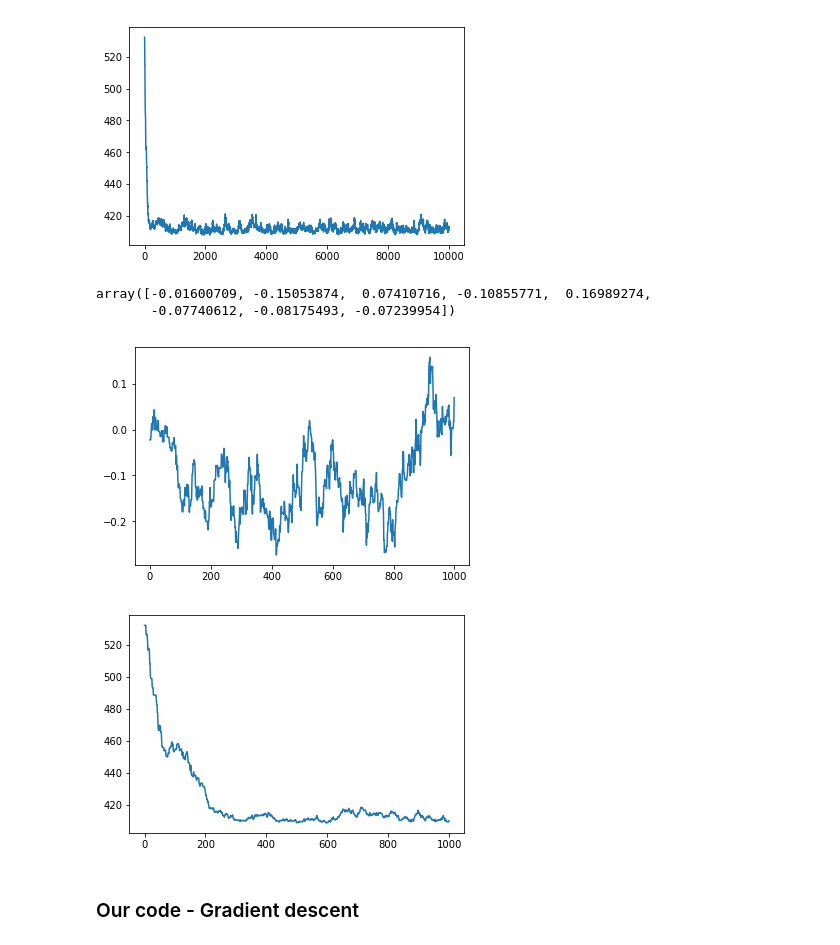
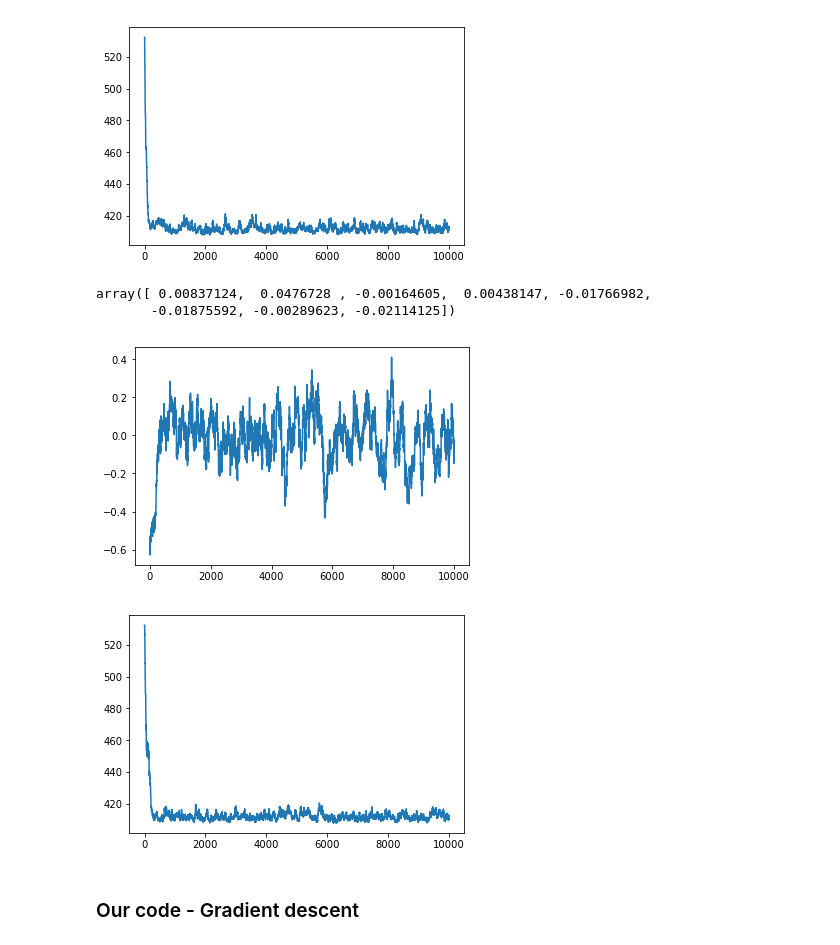
Before and after one commit to gldmt-duke/CokerAmitaiSGHMC, a Jupyter notebook: logistic_regression/logistic_regression_compare.ipynb, the cells around one changed output. Drawn from its saved outputs; the diff is of its cells as text; code cells hidden in the pictures.

```diff
--- a/logistic_regression/logistic_regression_compare.ipynb
+++ b/logistic_regression/logistic_regression_compare.ipynb
@@ -81,7 +81,7 @@ def logistic(x):
     return 1/(1+np.exp(-x))
 
 def U(theta, Y, X):
-    return - (Y.T @ X @ theta - np.sum(np.log(1+np.exp(X @ theta))))
+    return - (Y.T @ X @ theta - np.sum(np.log(1+np.exp(X @ theta))) - 0.5 * phi * np.sum(theta**2))
 
 def gradU(theta, Y, X, nbatch):
     '''A function that returns the stochastic gradient. Adapted from Eq. 5.
@@ -95,7 +95,7 @@ def gradU(theta, Y, X, nbatch):
 
     Y_pred = logistic(X @ theta)
     epsilon = (Y[:,np.newaxis] - Y_pred[:,np.newaxis])
-    grad = X.T @ epsilon
+    grad = X.T @ epsilon - phi * theta
 
     return -grad/n
     #temp = -grad/n
@@ -198,8 +198,9 @@ array([[   499.99988232],
 nsample = 10000
 m = 20
 eps = .0001
-theta = np.zeros(p)
-#theta = beta_true_unscale.copy()
+#theta = np.zeros(p)
+theta = beta_true_unscale.copy()
+phi = 0.01
 
 np.random.seed(2)
 samples = np.zeros((nsample, p))
@@ -256,11 +264,12 @@ plt.show()
 [figure]
 # %%
 # HMC - Scaled (no intercept)
-nsample = 1000
+nsample = 10000
 m = 20
 eps = .001
 theta = np.zeros(p-1)
 #theta = beta_true_scale.copy()[1:]
+phi = 1
 
 np.random.seed(2)
 samples = np.zeros((nsample, p-1))
@@ -272,18 +281,18 @@ for i in range(nsample):
 
 np.mean(samples, axis=0) - beta_true_scale[1:]
 # %% [output]
-array([-0.01600709, -0.15053874,  0.07410716, -0.10855771,  0.16989274,
-       -0.07740612, -0.08175493, -0.07239954])
+array([ 0.00837124,  0.0476728 , -0.00164605,  0.00438147, -0.01766982,
+       -0.01875592, -0.00289623, -0.02114125])
 # %%
-plt.plot((samples - beta_true_scale[1:])[:,3])
+plt.plot((samples - beta_true_scale[1:])[:,5])
 plt.show()
 # %% [output]
-[figure, old version]
+[figure, new version]
 # %%
 plt.plot(u)
 plt.show()
 # %% [output]
-[figure, old version]
+[figure, new version]
 # %% [markdown]
 ### Our code - Gradient descent
 # %%
```
Also changed, not shown: parts of 6 cells of this notebook.
